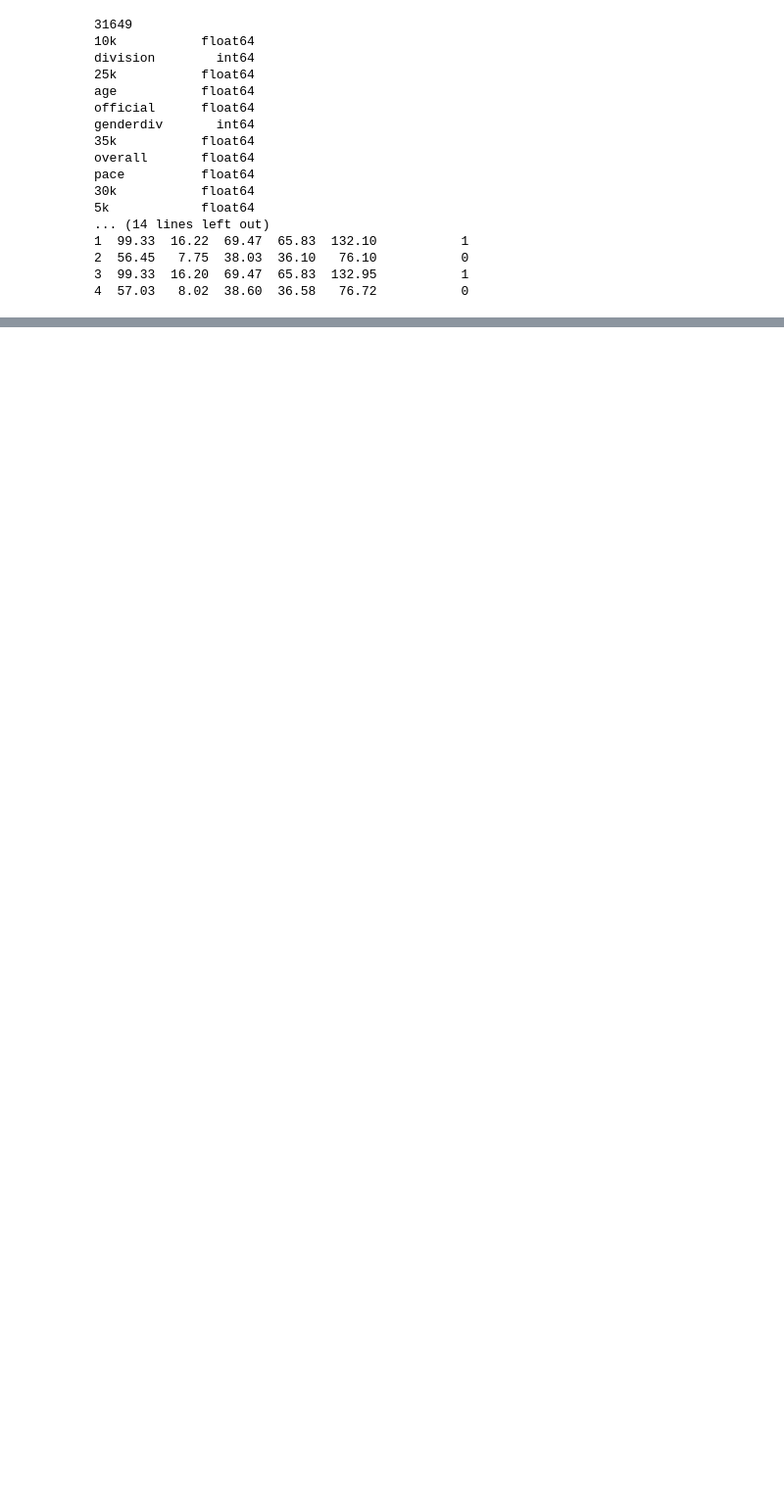
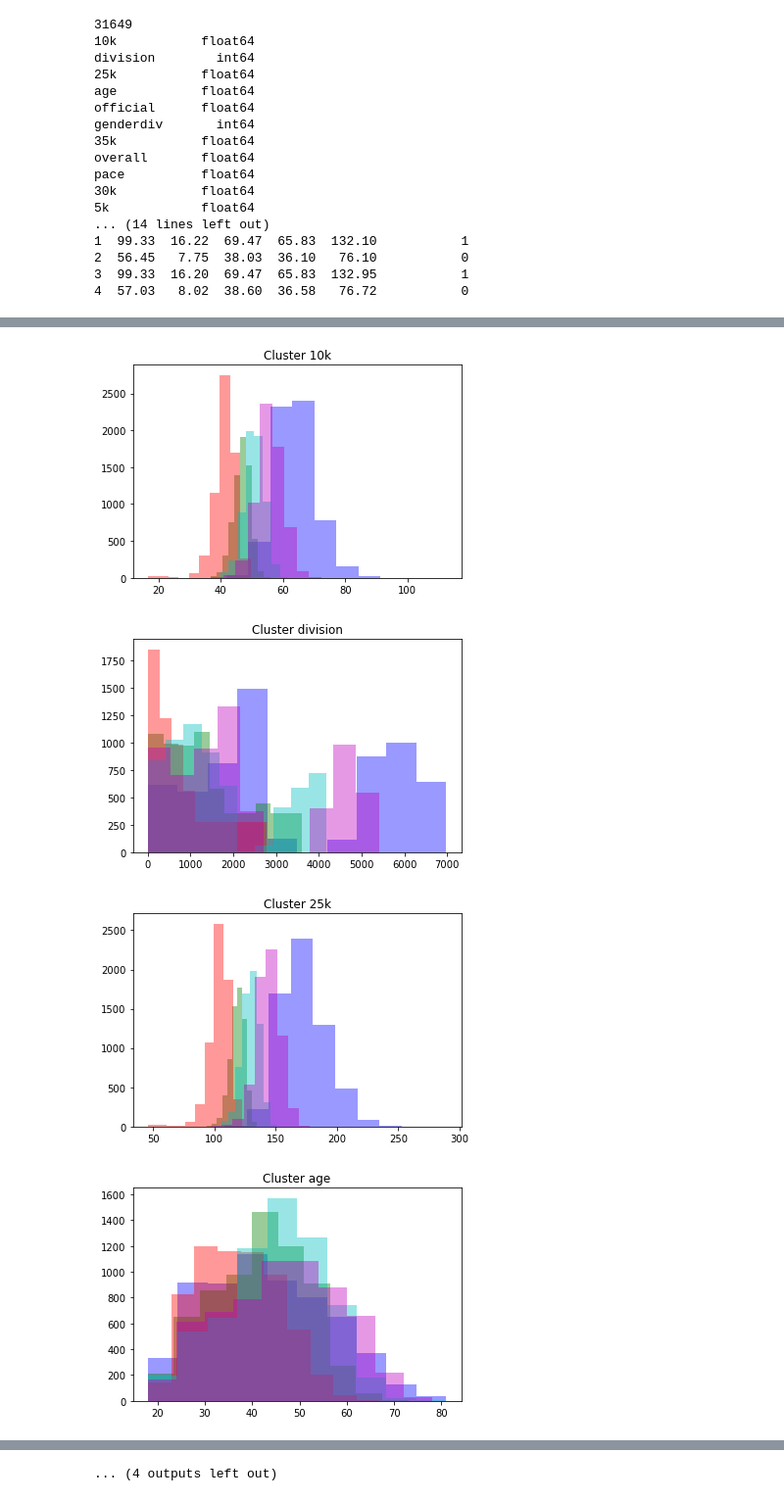
Before and after one commit to danghung-dev/cbd-assignment, a Jupyter notebook: assignment6/assignment6.ipynb, the cells around one changed output, grey strips where cells are left out. Shown: that part at 98% size. Saved outputs shown, nothing was run; the diff lists cells and outputs as text; code cells hidden in the pictures; blank space fills up the shorter version.

```diff
--- a/assignment6/assignment6.ipynb
+++ b/assignment6/assignment6.ipynb
@@ -295,0 +245,17 @@ plt.show()
+# %%
+best_cluster_num = 5
+cluster_dataframes = {}
+colors = ['b', 'g', 'r', 'c', 'm']
+for n_clust in range(best_cluster_num):
+     cluster_dataframes[n_clust] = numeric2014.loc[numeric2014['cluster_label'] == n_clust]
+for column in numeric2014:
+    for i in range(best_cluster_num):
+        plt.hist(cluster_dataframes[i][column], alpha=0.4, color=colors[i])
+
+    plt.title(f'Cluster {column}')
+    plt.show()
+# %% [output]
+[figure, added]
+[figure, added]
+[figure, added]
+[figure, added]
@@ -295,0 +270 @@ plt.show()
+... (4 outputs left out)
```
Also changed, not shown: parts of 36 cells of this notebook.
